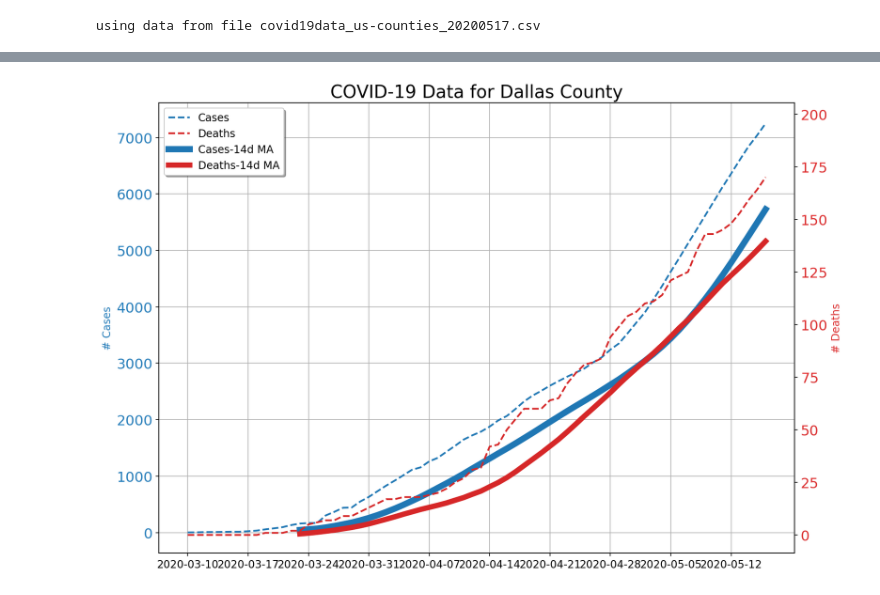
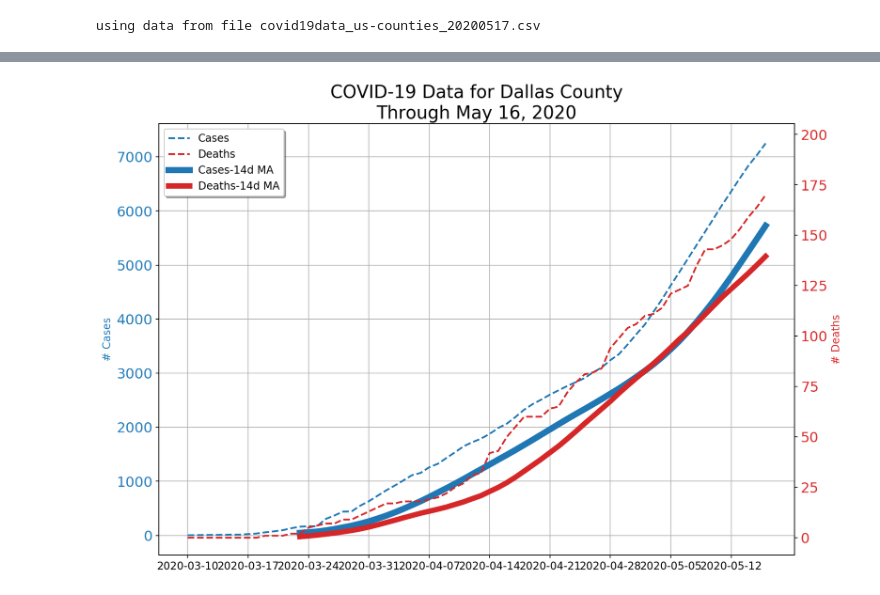
Before and after one commit to mattster/covid19analysis, a Jupyter notebook: CovidAnalysis-NYTdata.ipynb, the cells around one changed output, grey strips where cells are left out. Saved outputs shown, nothing was run; the diff lists cells and outputs as text; code cells hidden in the pictures.

Commit message:
added latest date to title

```diff
--- a/CovidAnalysis-NYTdata.ipynb
+++ b/CovidAnalysis-NYTdata.ipynb
@@ -46,3 +46,8 @@ tx = df[df['state'] == 'Texas']
 txdfw = tx[tx['county'] == 'Dallas']
 
 df_txdfw_pivot = txdfw.pivot(index='date', columns='county', values=['cases', 'deaths'])
+# %%
+### capture additional data
+#latest_day_str = df_txdfw_pivot.index.max()
+latest_day_dt = datetime.datetime.strptime(df_txdfw_pivot.index.max(), "%Y-%m-%d")
+print(type(latest_day_dt))
@@ -81,33 +68,33 @@ matplotlib.rcParams.update({'font.size': 12, 'font.family': 'sans'})
 ## primary y axis - # Cases
 color1 = 'tab:blue'
 ax1.set_ylabel('# Cases', color=color1)
 lc, = ax1.plot(df_txdfw_pivot['cases'], linewidth=2, color=color1, linestyle='--')
 lcma, = ax1.plot(df_txdfw_pivot['cases_14dma'], linewidth = 7, color=color1, linestyle='-')
 ax1.set_xticks(ax1.get_xticks()[::7])
 ax1.tick_params(axis='y', labelcolor=color1, labelsize=16)
 ax1.grid(True)
 
 ## secondary y axis - # Deaths
 ax2 = ax1.twinx()
 color2 = 'tab:red'
 ax2.set_ylabel('# Deaths', color=color2)
 ld, = ax2.plot(df_txdfw_pivot['deaths'], linewidth=2, color=color2, linestyle='--')
 ldma, = ax2.plot(df_txdfw_pivot['deaths_14dma'], color=color2, linewidth=6, linestyle='-')
 ax2.set_xticks(ax2.get_xticks()[::7])
 ax2.tick_params(axis='y', labelcolor=color2, labelsize=16)
 y2_min, y2_max = ax2.get_ylim()
 y2_max_new = y2_max * 1.15
 ax2.set_ylim(bottom=y2_min, top=y2_max_new)
 
 ## x axis - display every 7 days
 
 xmin, xmax = ax1.get_xlim()
-#latest_date = xmax.strftime("%b %d %Y")
+latest_date_for_title = latest_day_dt.strftime("%b %d, %Y")
 
 ax1.legend((lc, ld, lcma, ldma), ('Cases', 'Deaths', 'Cases-14d MA', 'Deaths-14d MA'), loc='upper left', shadow=True)
-ax1.set_title(f"COVID-19 Data for Dallas County", fontsize=20)
+ax1.set_title(f"COVID-19 Data for Dallas County\nThrough {latest_date_for_title}", fontsize=20)
 
 fig.tight_layout()
 plt.show()
 # %% [output]
-[figure, old version]
+[figure, new version]
```
Also changed, not shown: parts of 2 cells of this notebook.
